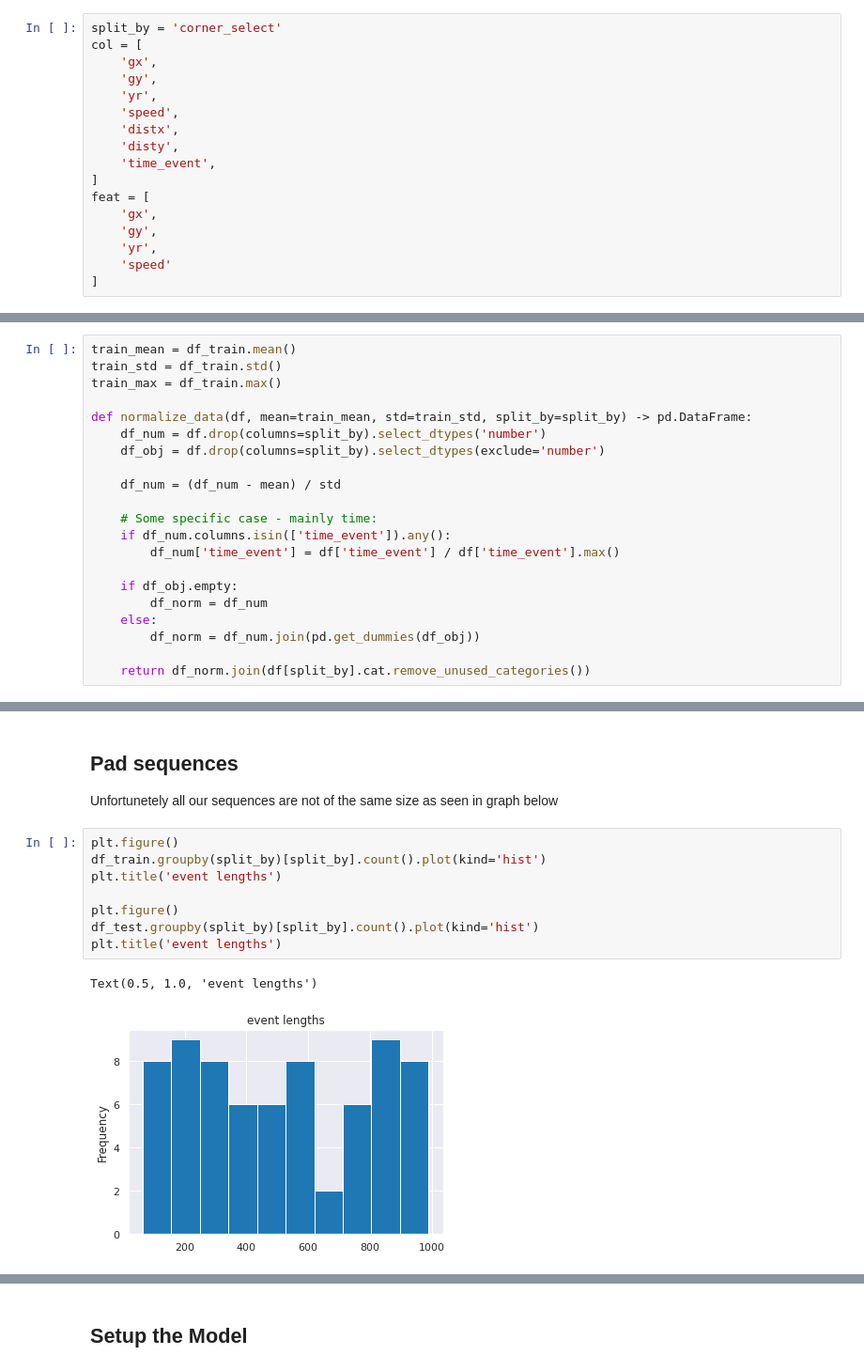
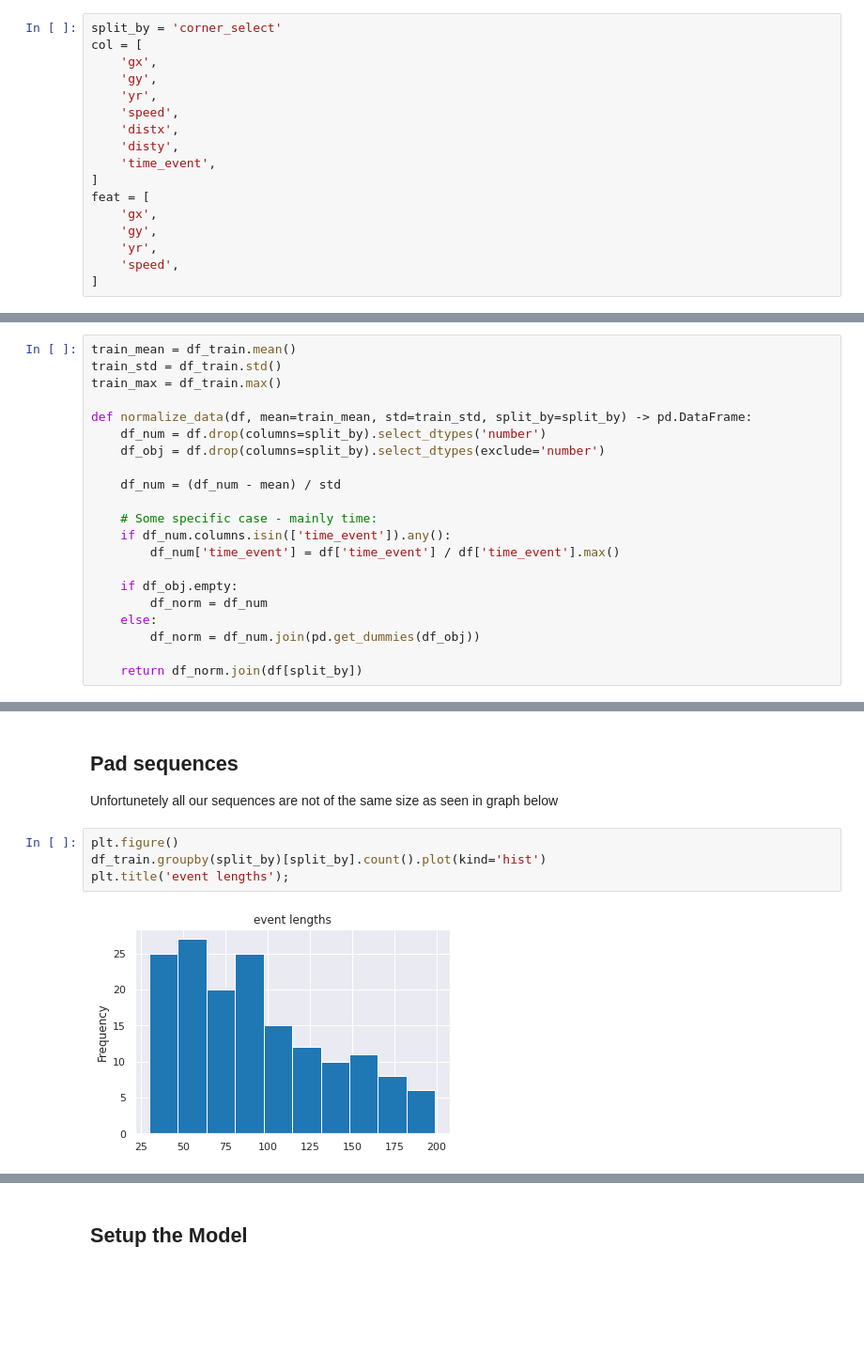
Before and after one commit to sqrx-mckl/driver_behaviour, a Jupyter notebook: notebooks/4_clustering_gan.ipynb, the cells around one changed output, grey strips where cells are left out. Shown at 94% size. Drawn from its saved outputs; the diff is of its cells as text; blank space fills up the shorter version.

Commit message:
ADD: GAN Clustering Changed previous notebook for event selection (for better understanding)

```diff
--- a/notebooks/4_clustering_gan.ipynb
+++ b/notebooks/4_clustering_gan.ipynb
@@ -75,7 +78,7 @@ feat = [
     'gx',
     'gy',
     'yr',
-    'speed'
+    'speed',
 ]
 # %% [markdown]
 ## Split Train/Test
@@ -122,7 +125,7 @@ def normalize_data(df, mean=train_mean, std=train_std, split_by=split_by) -> pd.
     else:
         df_norm = df_num.join(pd.get_dummies(df_obj))
 
-    return df_norm.join(df[split_by].cat.remove_unused_categories())
+    return df_norm.join(df[split_by])
 # %%
 df_train = normalize_data(df_train)
 df_test = normalize_data(df_test)
@@ -142,11 +145,6 @@ Unfortunetely all our sequences are not of the same size as seen in graph below
 # %%
 plt.figure()
 df_train.groupby(split_by)[split_by].count().plot(kind='hist')
-plt.title('event lengths')
-
-plt.figure()
-df_test.groupby(split_by)[split_by].count().plot(kind='hist')
-plt.title('event lengths')
+plt.title('event lengths');
 # %% [output]
-Text(0.5, 1.0, 'event lengths')
-[figure, old version]
+[figure, new version]
```
Also changed, not shown: parts of 27 cells of this notebook, 4 other files.
